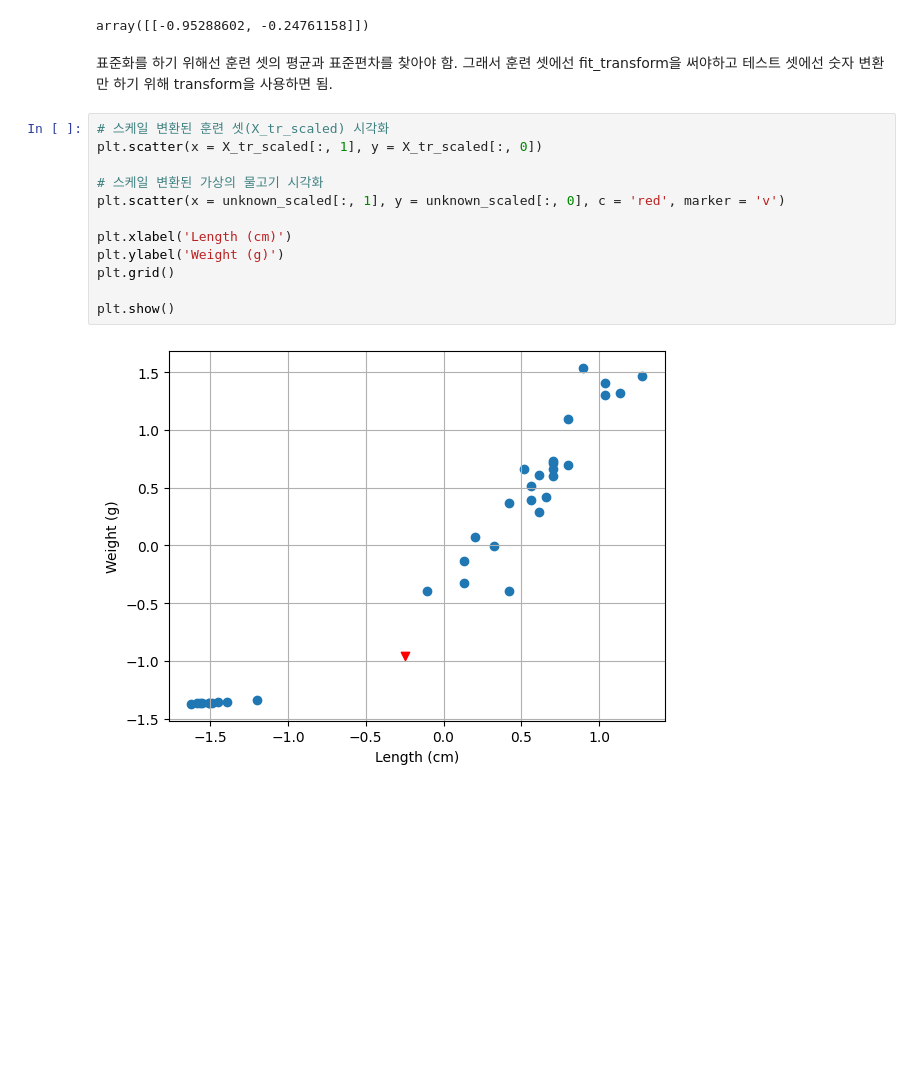
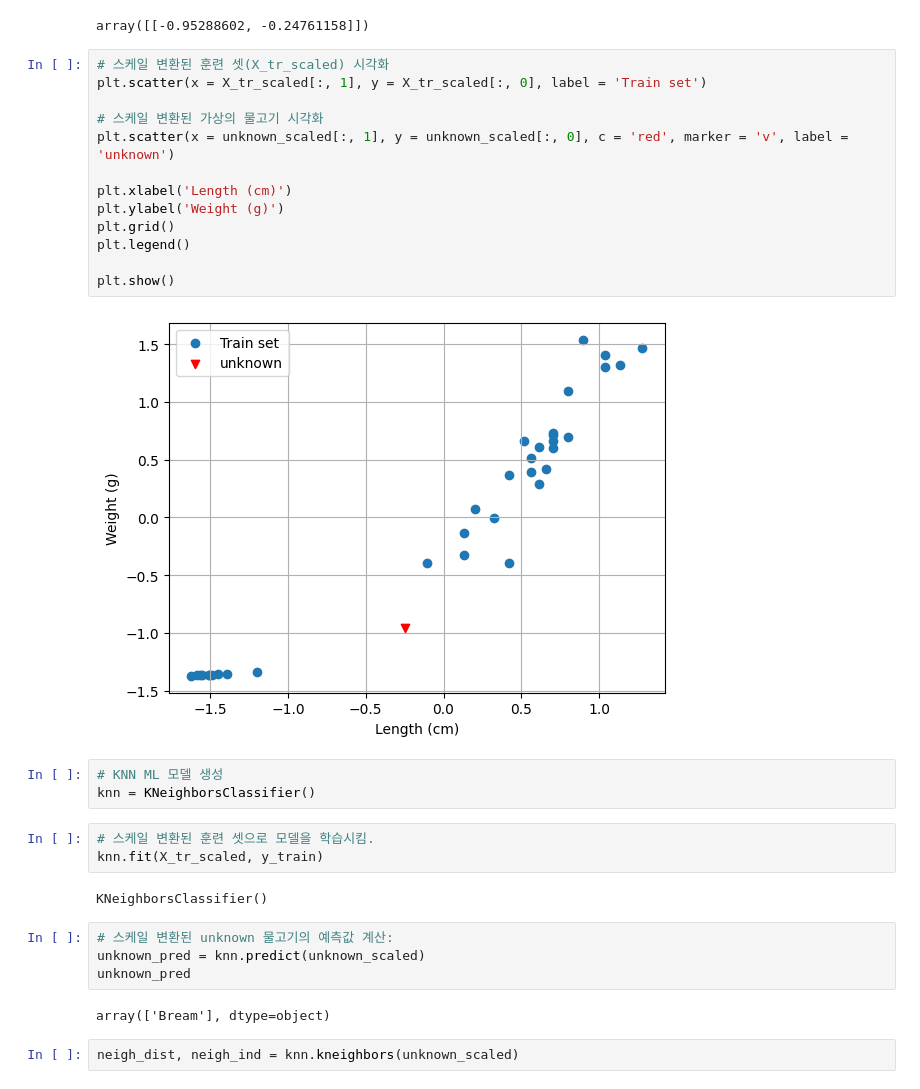
Before and after one commit to unit9090/machine_learning, a Jupyter notebook: ml02_knn.ipynb, the cells around one changed output. Saved outputs shown, nothing was run; the diff lists cells and outputs as text; blank space fills up the shorter version.

Commit message:
KNeighborsClassifier

```diff
--- a/ml02_knn.ipynb
+++ b/ml02_knn.ipynb
@@ -772,21 +791,34 @@ unknown_scaled = scaler.transform(unknown)
 unknown_scaled
 # %% [output]
 array([[-0.95288602, -0.24761158]])
-# %% [markdown]
-표준화를 하기 위해선 훈련 셋의 평균과 표준편차를 찾아야 함.
-그래서 훈련 셋에선 fit_transform을 써야하고
-테스트 셋에선 숫자 변환만 하기 위해 transform을 사용하면 됨.
 # %%
 # 스케일 변환된 훈련 셋(X_tr_scaled) 시각화
-plt.scatter(x = X_tr_scaled[:, 1], y = X_tr_scaled[:, 0])
+plt.scatter(x = X_tr_scaled[:, 1], y = X_tr_scaled[:, 0], label = 'Train set')
 
 # 스케일 변환된 가상의 물고기 시각화
-plt.scatter(x = unknown_scaled[:, 1], y = unknown_scaled[:, 0], c = 'red', marker = 'v')
+plt.scatter(x = unknown_scaled[:, 1], y = unknown_scaled[:, 0], c = 'red', marker = 'v', label = 'unknown')
 
 plt.xlabel('Length (cm)')
 plt.ylabel('Weight (g)')
 plt.grid()
+plt.legend()
 
 plt.show()
 # %% [output]
-[figure, old version]
+[figure, new version]
+# %%
+# KNN ML 모델 생성
+knn = KNeighborsClassifier()
+# %%
+# 스케일 변환된 훈련 셋으로 모델을 학습시킴.
+knn.fit(X_tr_scaled, y_train)
+# %% [output]
+KNeighborsClassifier()
+# %%
+# 스케일 변환된 unknown 물고기의 예측값 계산:
+unknown_pred = knn.predict(unknown_scaled)
+unknown_pred
+# %% [output]
+array(['Bream'], dtype=object)
+# %%
+neigh_dist, neigh_ind = knn.kneighbors(unknown_scaled)
```
Also changed, not shown: parts of 26 cells of this notebook.
